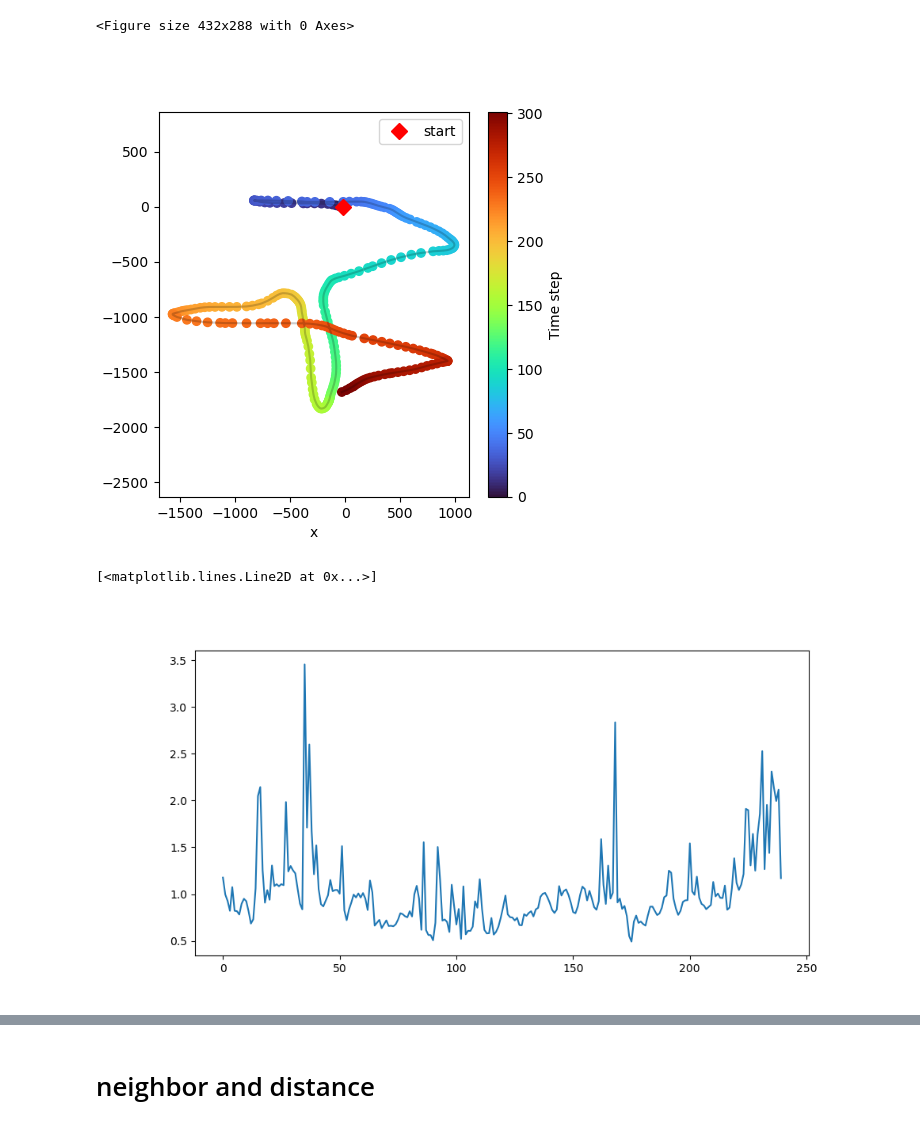
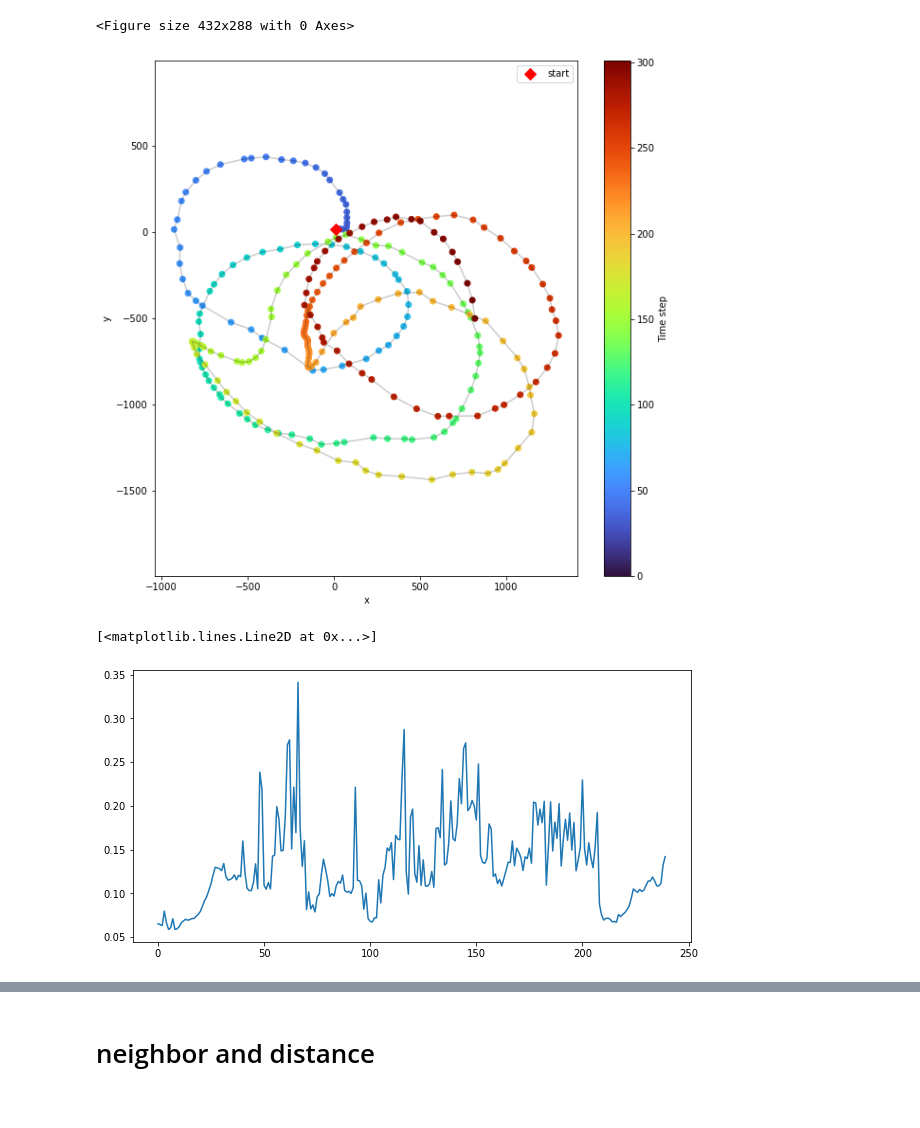
Before and after one commit to acercyc/Keio-Testing_analysis, a Jupyter notebook: src/test_detect_change_action_plan_20220720.ipynb, the cells around one changed output, grey strips where cells are left out. Drawn from its saved outputs; the diff is of its cells as text; code cells hidden in the pictures.

```diff
--- a/src/test_detect_change_action_plan_20220720.ipynb
+++ b/src/test_detect_change_action_plan_20220720.ipynb
@@ -23,7 +23,8 @@ importlib.reload(utils)
 # %% [output]
 <module 'utils' from '/home/acercyc/projects/Keio Testing_analysis/src/utils.py'>
 # %%
-subj = utils.ExpInfo.getSubjIDs()[0]
+# subj = utils.ExpInfo.getSubjIDs()[0]
+subj = 'K-Reg-H-3'
 task = utils.ExpInfo.taskName[0]
 model = utils.Model.load(subj, task, path='TrajNet_train_onUse').eval()
 # x, h, y = utils.LoadData.xhy(subj, task)
@@ -33,43 +34,43 @@ model = utils.Model.load(subj, task, path='TrajNet_train_onUse').eval()
 # %%
 df_beh = utils.LoadData.behaviorData(subj, task)
 # %%
-trialno = 56
+trialno = 26
 nTime = 60
 df = utils.LoadData.mouseMovement(subj, task, trialno+1)
 d_trial = df[["x-shift", "y-shift"]].values
 d_trial_cum = d_trial.cumsum(axis=0)
-fig, ax = plt.subplots(1, 1, figsize=(5, 5))
+fig, ax = plt.subplots(1, 1, figsize=(10, 10))
 utils.Plot.traj_withColour(d_trial_cum[:, 0], d_trial_cum[:, 1], fig, ax)
 # %% [output]
-[figure, old version]
+[figure, new version]
 # %%
 x = utils.DataProcessing.rollingWindow_from_df(df, nTime, 1)
 y = model(torch.from_numpy(x).double())
 h_ = model.model.x_hidden.detach().cpu().numpy()
 # %%
 fig, ax = plt.subplots(1, 1, figsize=(10, 5))
-# import scipy.ndimage
-dist = utils.DataProcessing.diff(h_, measure='Mahalanobis')
+dist = utils.DataProcessing.diff(h_, measure='euclidean')
 ax.plot(dist)
 
-# fig, ax = plt.subplots(1, 1, figsize=(10, 5))
-# dist = utils.DataProcessing.diff(h_, measure='euclidean')
-# ax.plot(dist)
 
-
+# ---------------------------------- filter ---------------------------------- #
 # b, a = scipy.signal.butter(3, 10, 'highpass', fs=60)
 # dist = scipy.signal.filtfilt(b, a, dist)
+# dist = scipy.ndimage.gaussian_filter1d(dist, 0.5, order=0)
 # dist = np.abs(dist)
-# dist = scipy.ndimage.gaussian_filter1d(dist, 0.7, order=0)
+# ax.plot(dist)
 
 # b, a = scipy.signal.butter(3, 7, 'highpass', fs=60)
 # dist = scipy.signal.filtfilt(b, a, dist)
-
 # taps = scipy.signal.firwin(5, 20, pass_zero='highpass', fs=60)
 # Use lfilter to filter x with the FIR filter.
 # dist = scipy.signal.lfilter(taps, 1.0, dist)
 
+# -------------------------------- convolution ------------------------------- #
+# window = np.exp( np.arange(10))
+# window = window / np.sum(window)
+# dist = scipy.signal.convolve(dist, window)
 # ax.plot(dist)
 # %% [output]
 [<matplotlib.lines.Line2D at 0x...>]
-[figure, old version]
+[figure, new version]
```
Also changed, not shown: parts of 3 cells of this notebook.
